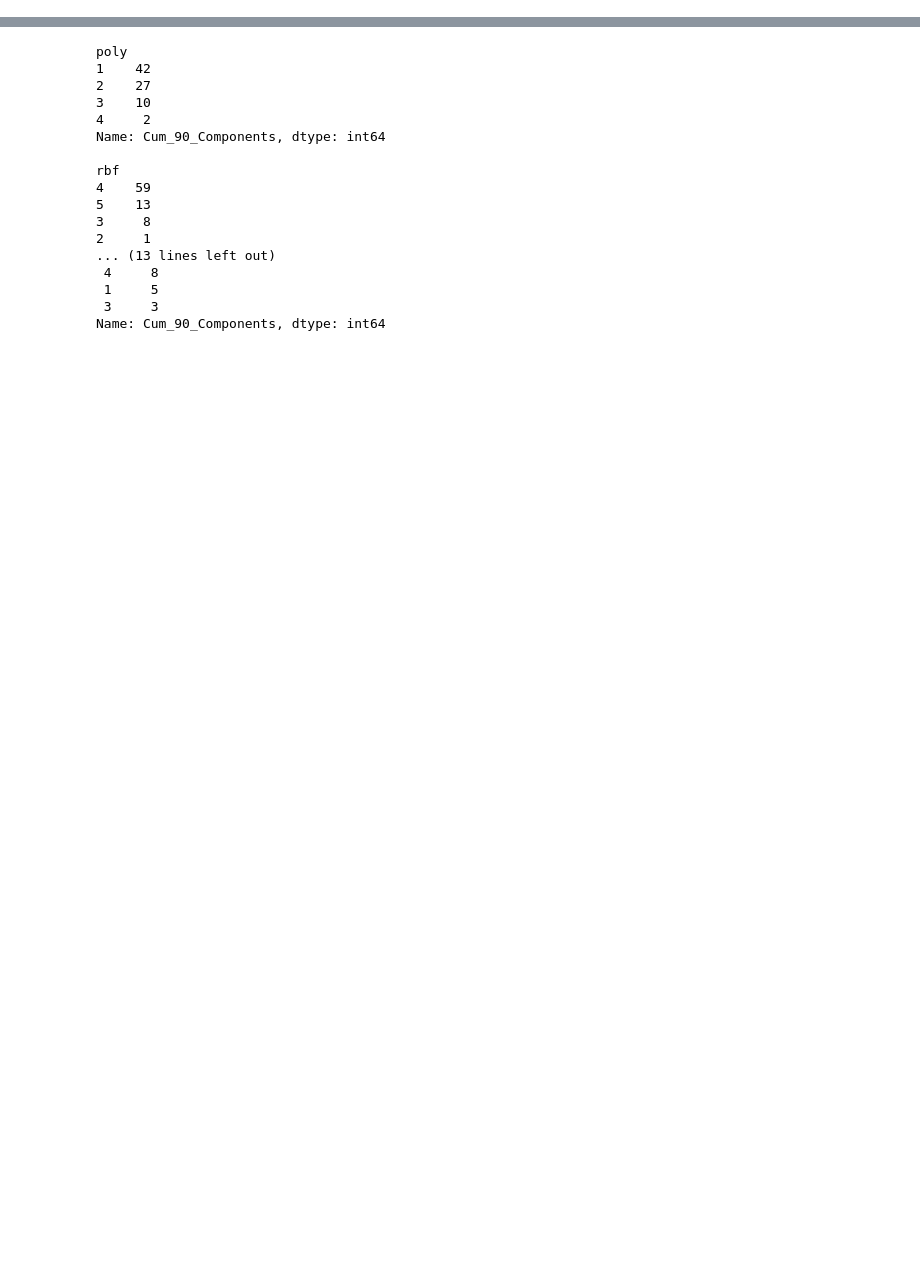
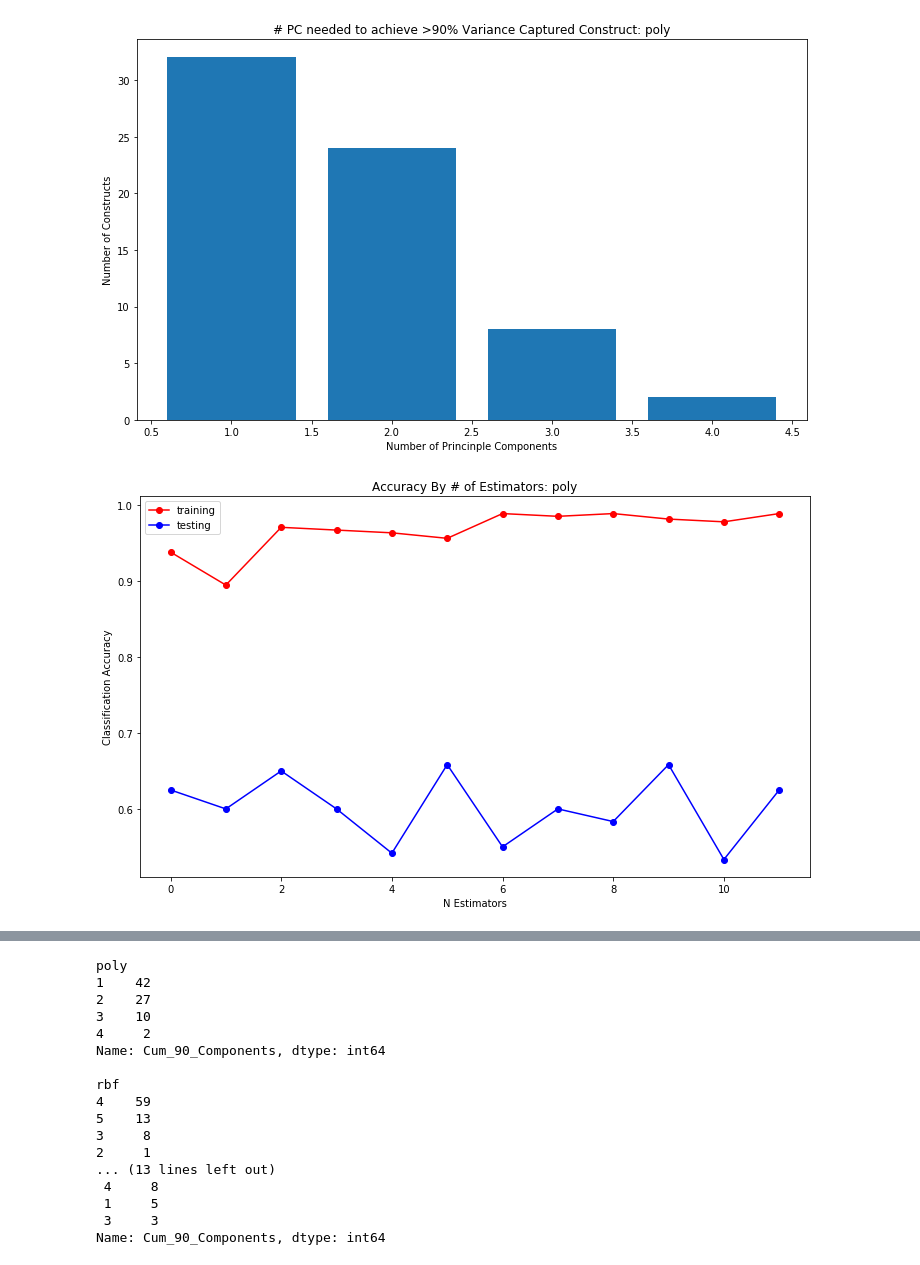
Before and after one commit to hanweny/DMOL, a Jupyter notebook: quiz_prediction/quiz_prediction_classification.ipynb, the cells around one changed output, grey strips where cells are left out. Drawn from its saved outputs; the diff is of its cells as text; code cells hidden in the pictures; blank space fills up the shorter version.

Commit message:
variance plots and hyperparameter tuning/averaging

```diff
--- a/quiz_prediction/quiz_prediction_classification.ipynb
+++ b/quiz_prediction/quiz_prediction_classification.ipynb
@@ -52,0 +57,8 @@ SCREE_DATA = []
+# %%
+def standardize_X(X):
+    X_vals = X.values #returns a numpy array
+    min_max_scaler = preprocessing.MinMaxScaler()
+    x_vals_scaled = min_max_scaler.fit_transform(X_vals)
+    X = pd.DataFrame(x_vals_scaled)
+
+    return X
@@ -52,0 +122,40 @@ SCREE_DATA = []
+# %%
+from pylab import rcParams
+rcParams['figure.figsize'] = 12, 7
+# %%
+def plot_scree_bars(scree_df, kernel):
+    plt.bar(scree_df["Cum_90_Components"].value_counts().index, scree_df["Cum_90_Components"].value_counts().values)
+    plt.title("# PC needed to achieve >90% Variance Captured Construct: {}".format(kernel))
+    plt.xlabel("Number of Princinple Components")
+    plt.ylabel("Number of Constructs")
+    plt.show()
+# %%
+def plot_rf_n_estimators(grouped_training_accs, grouped_testing_accs, kernel):
+    plt.plot(grouped_training_accs, label="training", marker='o', color='r')
+    plt.plot(grouped_testing_accs, label="testing", marker='o', color='b')
+    plt.title("Accuracy By # of Estimators: {}".format(kernel))
+    plt.xlabel("N Estimators")
+    plt.ylabel("Classification Accuracy")
+    plt.legend()
+    plt.show()
+# %%
+for kernel in ['poly', 'rbf', 'sigmoid', 'cosine']:
+    scree_data = []
+    all_accs = []
+    for week_num in range(1, 5):
+        #print("\n\nWeek {}:".format(week_num))
+        var_map_curr = NEW_VAR_MAP["week_{}".format(week_num)]
+        X, scree_data = produce_nonlinear_pca(scree_data, df_proc, var_map_curr, kernel, week_num)
+        scree_df = get_scree_threshold(scree_data)
+
+        X = standardize_X(X)
+        y = df_proc["gr_revq{}_quantile".format(week_num)]
+
+        all_accs.append(classify_response(X, y))
+
+    grouped_training_accs, grouped_testing_accs = group_accs(all_accs)
+    plot_scree_bars(scree_df, kernel)
+    plot_rf_n_estimators(grouped_training_accs, grouped_testing_accs, kernel)
+# %% [output]
+[figure, added]
+[figure, added]
```
Also changed, not shown: parts of 10 cells of this notebook.
